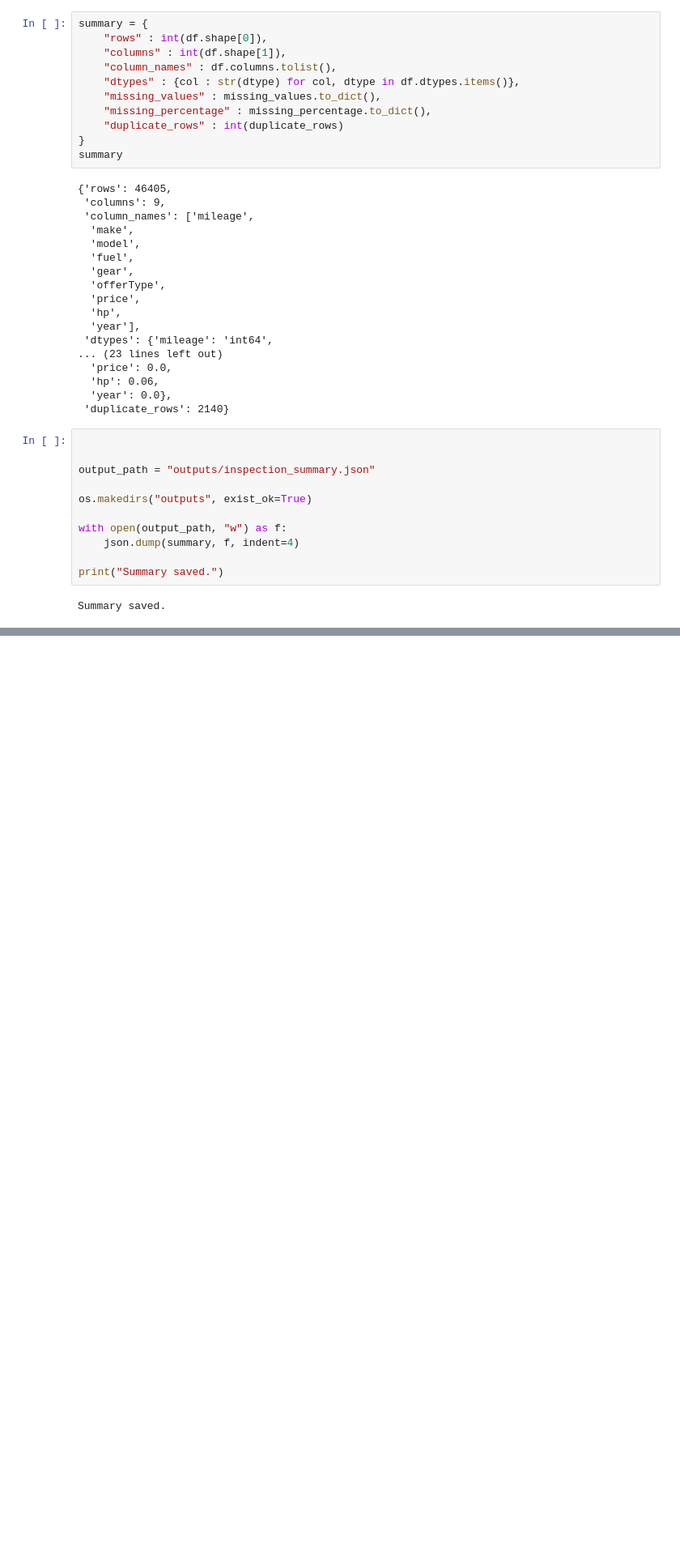
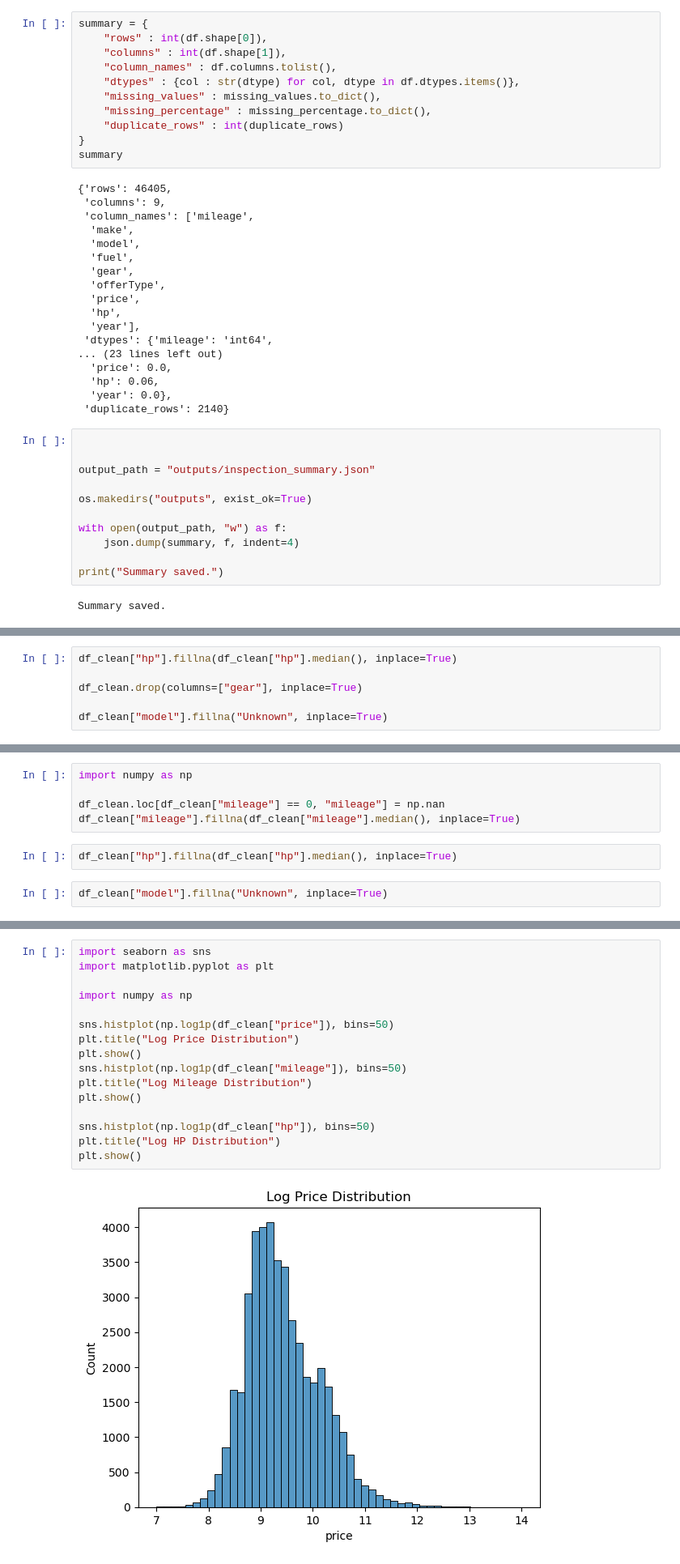
Before and after one commit to umarmohdcr7-spec/data-analysis-agent, a Jupyter notebook: main.ipynb, the cells around one changed output, grey strips where cells are left out. Shown at 81% size. Saved outputs shown, nothing was run; the diff lists cells and outputs as text; blank space fills up the shorter version.

Commit message:
Cleaning and EDA done

```diff
--- a/main.ipynb
+++ b/main.ipynb
@@ -114,0 +270,6 @@ Summary saved.
+# %%
+df_clean["hp"].fillna(df_clean["hp"].median(), inplace=True)
+
+df_clean.drop(columns=["gear"], inplace=True)
+
+df_clean["model"].fillna("Unknown", inplace=True)
@@ -114,0 +289,9 @@ Summary saved.
+# %%
+import numpy as np
+
+df_clean.loc[df_clean["mileage"] == 0, "mileage"] = np.nan
+df_clean["mileage"].fillna(df_clean["mileage"].median(), inplace=True)
+# %%
+df_clean["hp"].fillna(df_clean["hp"].median(), inplace=True)
+# %%
+df_clean["model"].fillna("Unknown", inplace=True)
@@ -114,0 +336,18 @@ Summary saved.
+# %%
+import seaborn as sns
+import matplotlib.pyplot as plt
+
+import numpy as np
+
+sns.histplot(np.log1p(df_clean["price"]), bins=50)
+plt.title("Log Price Distribution")
+plt.show()
+sns.histplot(np.log1p(df_clean["mileage"]), bins=50)
+plt.title("Log Mileage Distribution")
+plt.show()
+
+sns.histplot(np.log1p(df_clean["hp"]), bins=50)
+plt.title("Log HP Distribution")
+plt.show()
+# %% [output]
+[figure, added]
```
Also changed, not shown: parts of 22 cells of this notebook, 2 other files.
